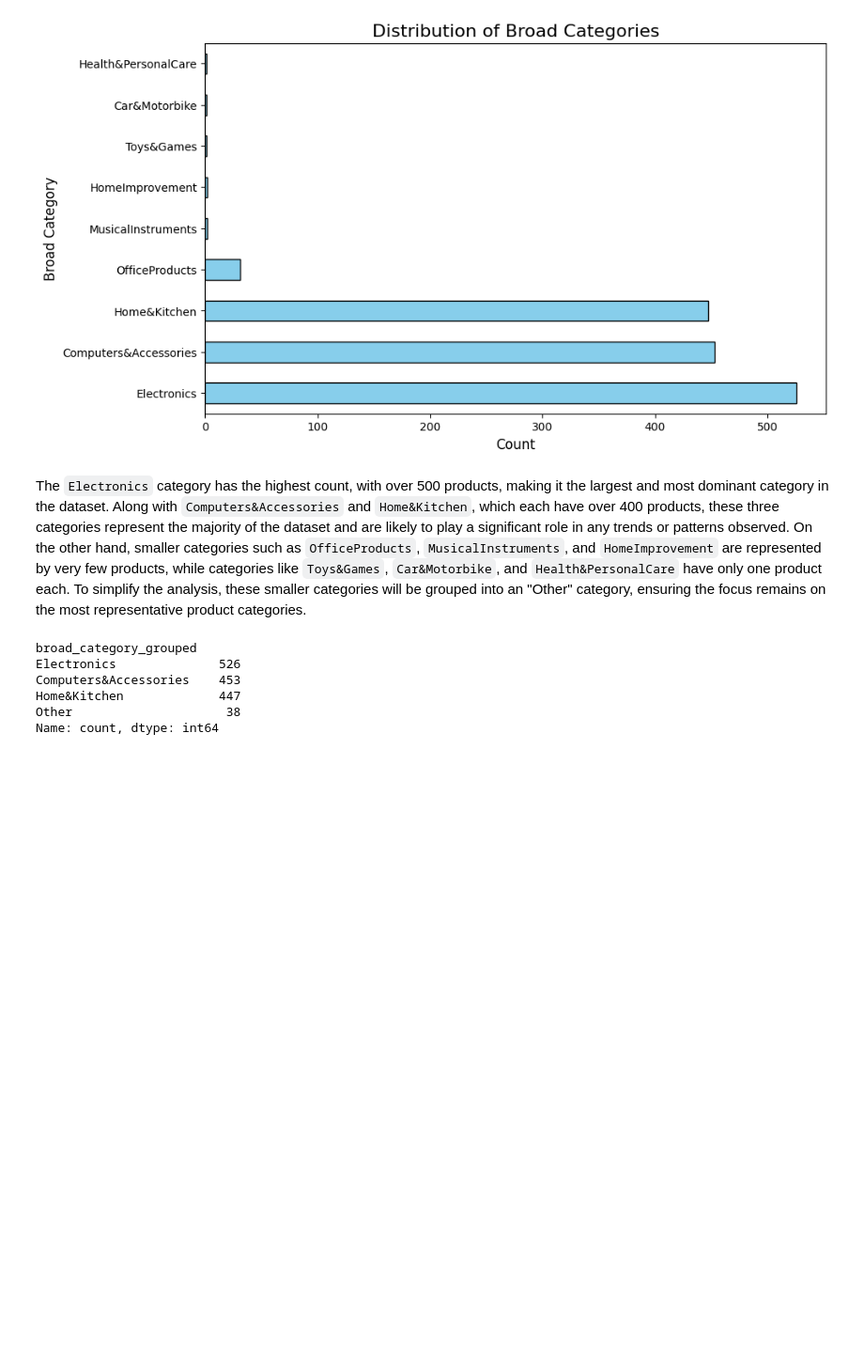
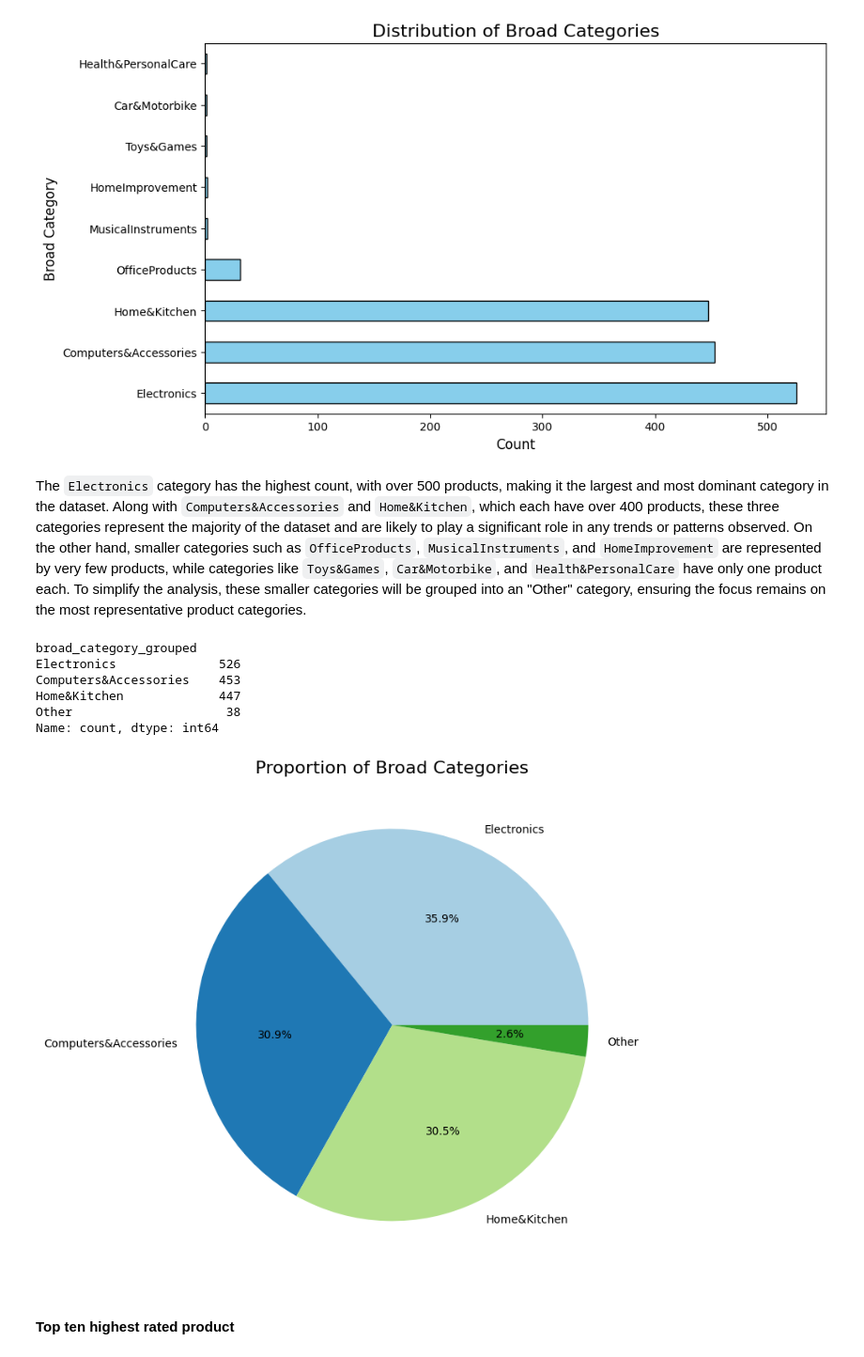
Before and after one commit to julianahubacova/Sales_Data_Analysis, a Jupyter notebook: Sales_Analysis.ipynb, the cells around one changed output. Shown at 94% size. Saved outputs shown, nothing was run; the diff lists cells and outputs as text; code cells hidden in the pictures; blank space fills up the shorter version.

```diff
--- a/Sales_Analysis.ipynb
+++ b/Sales_Analysis.ipynb
@@ -320,3 +320,13 @@ Computers&Accessories    453
 Home&Kitchen             447
 Other                     38
 Name: count, dtype: int64
+# %%
+# Pie chart
+sales['broad_category_grouped'].value_counts().plot(kind='pie', autopct='%1.1f%%', figsize=(8, 8), colors=plt.cm.Paired.colors)
+plt.title('Proportion of Broad Categories', fontsize=16)
+plt.ylabel('')  # Remove the y-axis label for better aesthetics
+plt.show()
+# %% [output]
+[figure, added]
+# %% [markdown]
+#### Top ten highest rated product
```
Also changed, not shown: parts of 1 cell of this notebook.
